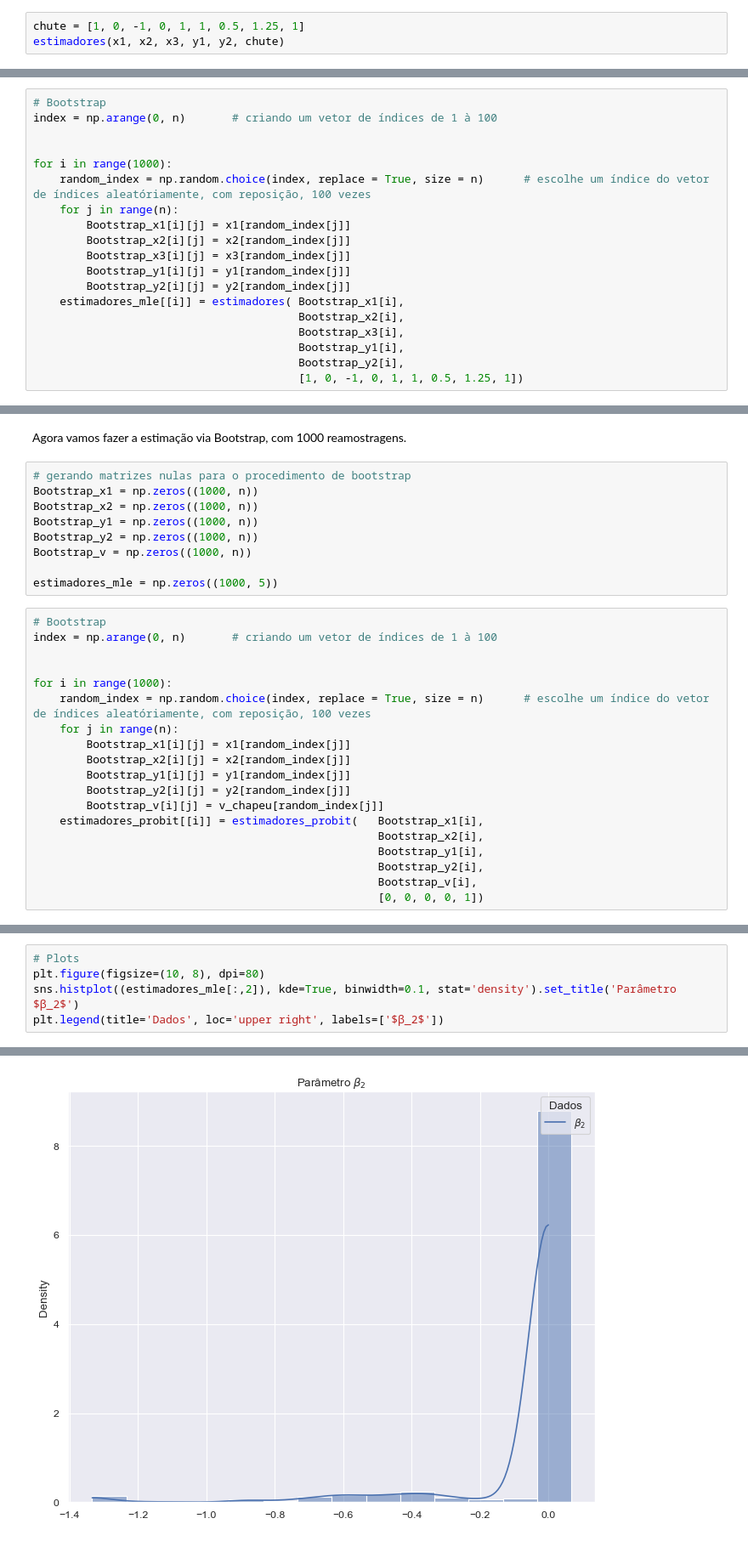
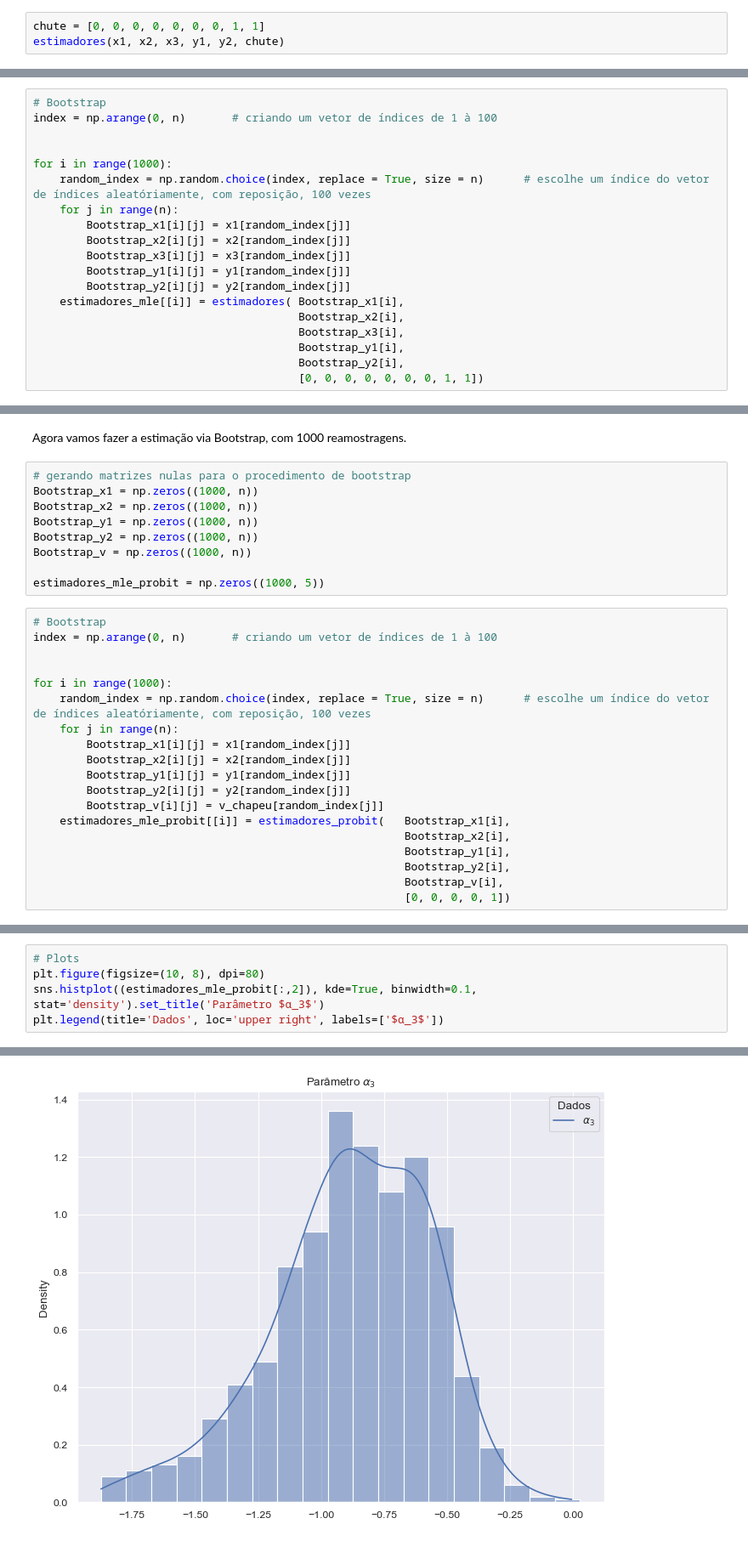
Before and after one commit to guimasuko/escolha_discreta, a Jupyter notebook: escolha_discreta.ipynb, the cells around one changed output, grey strips where cells are left out. Shown: that part at 85% size. Drawn from its saved outputs; the diff is of its cells as text.

```diff
--- a/escolha_discreta.ipynb
+++ b/escolha_discreta.ipynb
@@ -388,6 +388,6 @@ def estimadores(x1, x2, x3, y1, y2, chute_inicial):
 # %% [markdown]
 Esses são os resultados estimados respectivamente de, $\hat{\gamma}$, $\hat{\beta}_1$, $\hat{\beta}_2$, $\hat{\pi}_1$, $\hat{\pi}_2$, $\hat{\pi}_3$, $\hat{\lambda}$, $\hat{\sigma}_{u}^2$ e $\hat{\sigma}_{v}^2$.
 # %%
-chute = [1, 0, -1, 0, 1, 1, 0.5, 1.25, 1]
+chute = [0, 0, 0, 0, 0, 0, 0, 1, 1]
 estimadores(x1, x2, x3, y1, y2, chute)
 # %% [output]
@@ -424,7 +424,7 @@ for i in range(1000):
                                         Bootstrap_x3[i],
                                         Bootstrap_y1[i],
                                         Bootstrap_y2[i],
-                                        [1, 0, -1, 0, 1, 1, 0.5, 1.25, 1])
+                                        [0, 0, 0, 0, 0, 0, 0, 1, 1])
 # %%
 # função de intervalo de confiança
 def intervalo_de_confianca(data):
@@ -686,7 +686,7 @@ Bootstrap_y1 = np.zeros((1000, n))
 Bootstrap_y2 = np.zeros((1000, n))
 Bootstrap_v = np.zeros((1000, n))
 
-estimadores_mle = np.zeros((1000, 5))
+estimadores_mle_probit = np.zeros((1000, 5))
 # %%
 # Bootstrap
 index = np.arange(0, n)       # criando um vetor de índices de 1 à 100
@@ -700,11 +700,11 @@ for i in range(1000):
         Bootstrap_y1[i][j] = y1[random_index[j]]
         Bootstrap_y2[i][j] = y2[random_index[j]]
         Bootstrap_v[i][j] = v_chapeu[random_index[j]]
-    estimadores_probit[[i]] = estimadores_probit(   Bootstrap_x1[i],
-                                                    Bootstrap_x2[i],
-                                                    Bootstrap_y1[i],
-                                                    Bootstrap_y2[i],
-                                                    Bootstrap_v[i],
-                                                    [0, 0, 0, 0, 1])
+    estimadores_mle_probit[[i]] = estimadores_probit(   Bootstrap_x1[i],
+                                                        Bootstrap_x2[i],
+                                                        Bootstrap_y1[i],
+                                                        Bootstrap_y2[i],
+                                                        Bootstrap_v[i],
+                                                        [0, 0, 0, 0, 1])
 # %%
 # Tabela com os estimadores de mle de Bootstrap
@@ -746,9 +753,9 @@ $\beta_1=0$
 # %%
 # Plots
 plt.figure(figsize=(10, 8), dpi=80)
-sns.histplot((estimadores_mle[:,2]), kde=True, binwidth=0.1, stat='density').set_title('Parâmetro $β_2$')
-plt.legend(title='Dados', loc='upper right', labels=['$β_2$'])
+sns.histplot((estimadores_mle_probit[:,2]), kde=True, binwidth=0.1, stat='density').set_title('Parâmetro $α_3$')
+plt.legend(title='Dados', loc='upper right', labels=['$α_3$'])
 # %% [output]
 <matplotlib.legend.Legend at 0x...>
-[figure, old version]
+[figure, new version]
 # %% [markdown]
```
Also changed, not shown: parts of 30 cells of this notebook.
